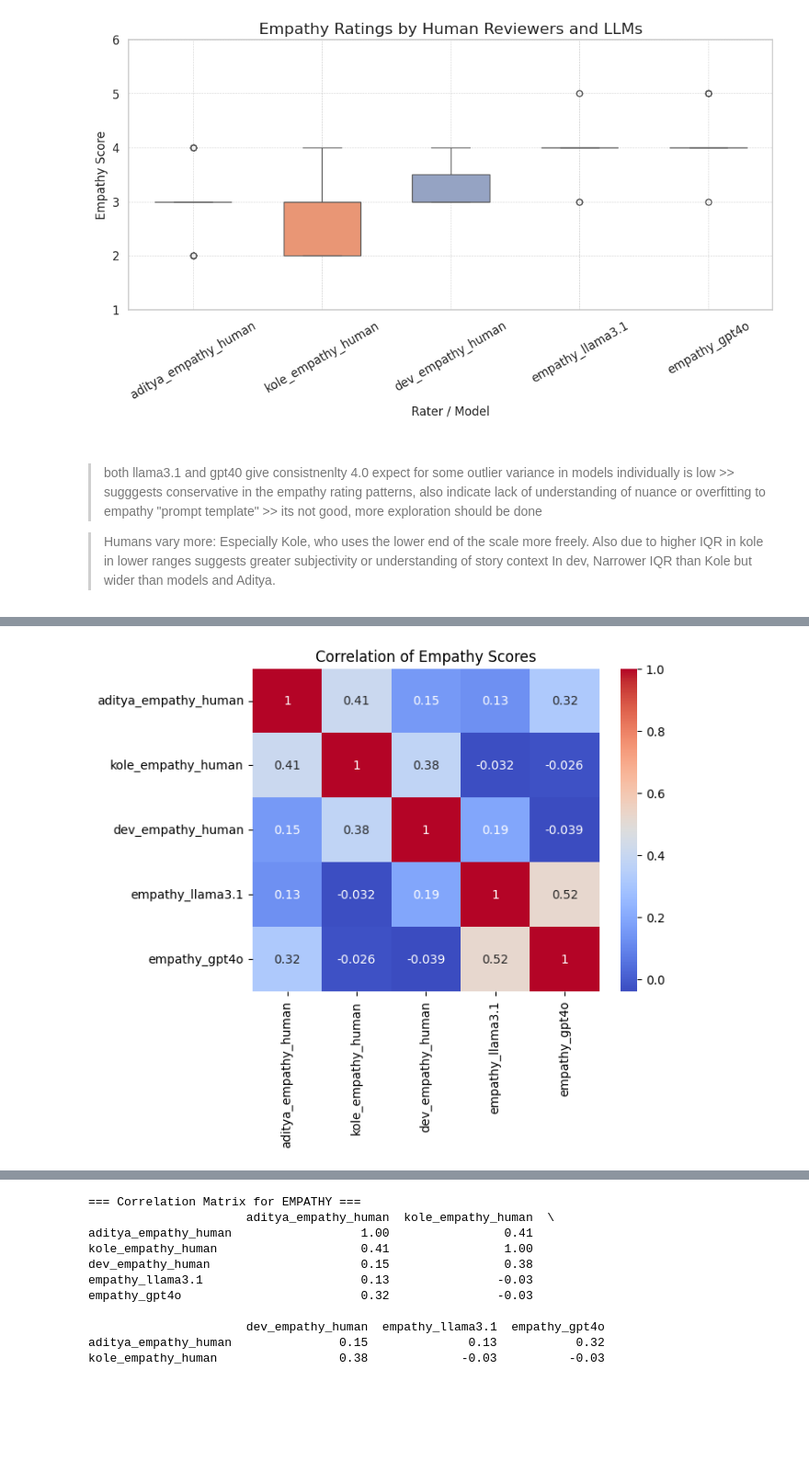
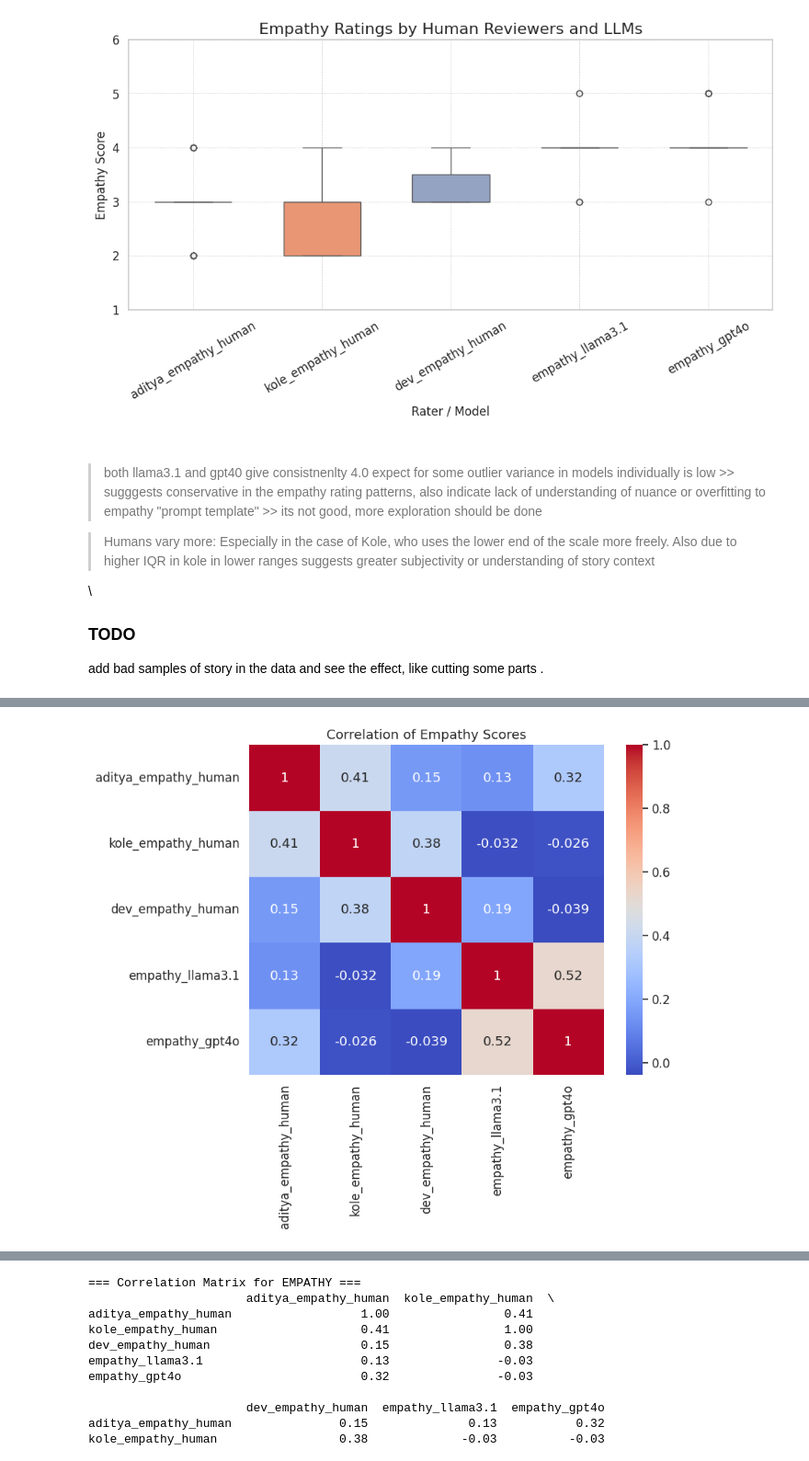
Before and after one commit to guptaaditya746/agentic_story, a Jupyter notebook: notebook/rating_of_story/rating_of_stories.ipynb, the cells around one changed output, grey strips where cells are left out. Shown at 92% size. Cells and saved outputs as stored; diff of their text form; code cells hidden in the pictures; blank space fills up the shorter version.

```diff
--- a/notebook/rating_of_story/rating_of_stories.ipynb
+++ b/notebook/rating_of_story/rating_of_stories.ipynb
@@ -172,8 +126,11 @@ plt.show()
 > both llama3.1 and gpt40 give consistnenlty 4.0 expect for some outlier
 > variance in models individually is low >> sugggests conservative in the empathy rating patterns, also indicate lack of understanding of nuance or overfitting to empathy "prompt template" >> its not good, more exploration should be done
 
-> Humans vary more: Especially Kole, who uses the lower end of the scale more freely. Also due to higher IQR in kole in lower ranges suggests greater subjectivity or understanding of story context
-> In dev, Narrower IQR than Kole but wider than models and Aditya.
+> Humans vary more: Especially in the case of Kole, who uses the lower end of the scale more freely. Also due to higher IQR in kole in lower ranges suggests greater subjectivity or understanding of story context
+
+\
+### TODO
+add bad samples of story in the data and see the effect, like cutting some parts .
 # %%
 df_empathy.corr()
 # %% [output]
@@ -186,9 +143,10 @@ df_empathy.corr()
 # %%
 
 
+plt.figure(figsize=(8, 6))
 sns.heatmap(df_empathy.corr(), annot=True, cmap='coolwarm')
 plt.title("Correlation of Empathy Scores")
 plt.show()
 # %% [output]
-[figure, old version]
+[figure, new version]
 # %% [markdown]
```
Also changed, not shown: parts of 38 cells of this notebook, 1 other file.
